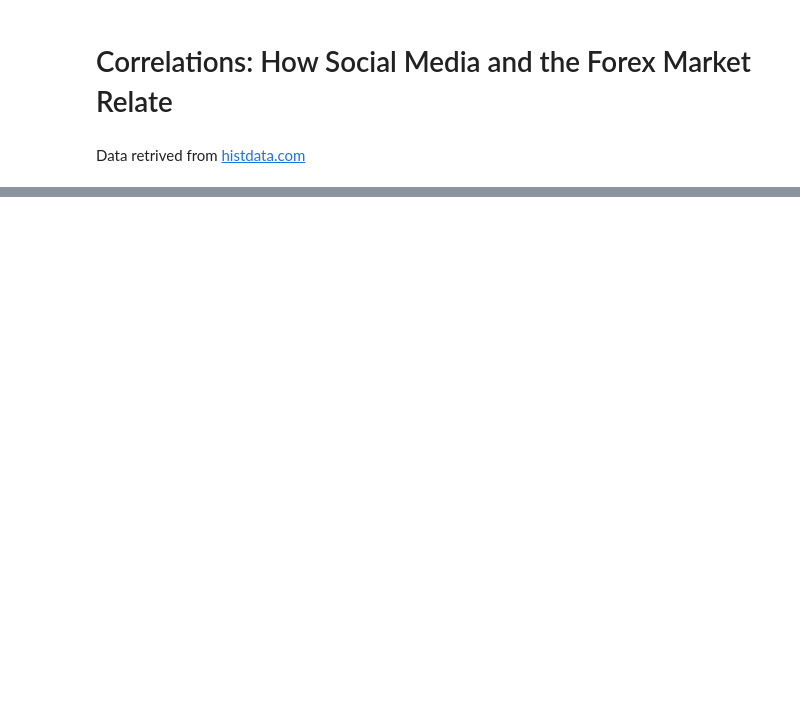
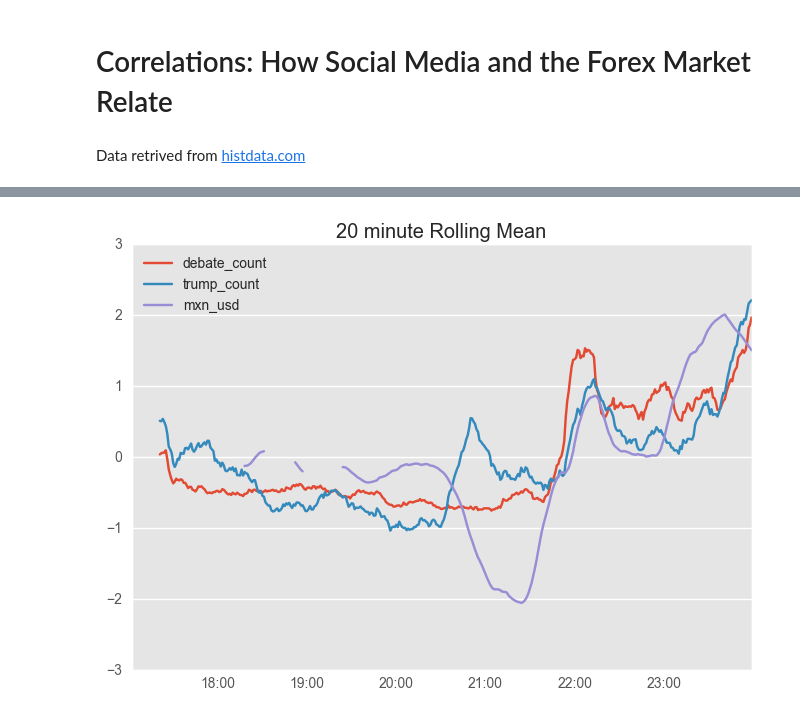
Before and after one commit to gerdm/2016-actuarial-congress, a Jupyter notebook: twitter_finance/usd_mxn_analysis.ipynb, the cells around one changed output, grey strips where cells are left out. Saved outputs shown, nothing was run; the diff lists cells and outputs as text; code cells hidden in the pictures; blank space fills up the shorter version.

```diff
--- a/twitter_finance/usd_mxn_analysis.ipynb
+++ b/twitter_finance/usd_mxn_analysis.ipynb
@@ -44,0 +196,6 @@ datetime.datetime(2016, 10, 2, 0, 0)
+# %%
+fx_debate_norm.rolling(window=20).mean().plot()
+plt.title("20 minute Rolling Mean")
+plt.show()
+# %% [output]
+[figure, added]
```
Also changed, not shown: parts of 29 cells of this notebook, 1 other file.
